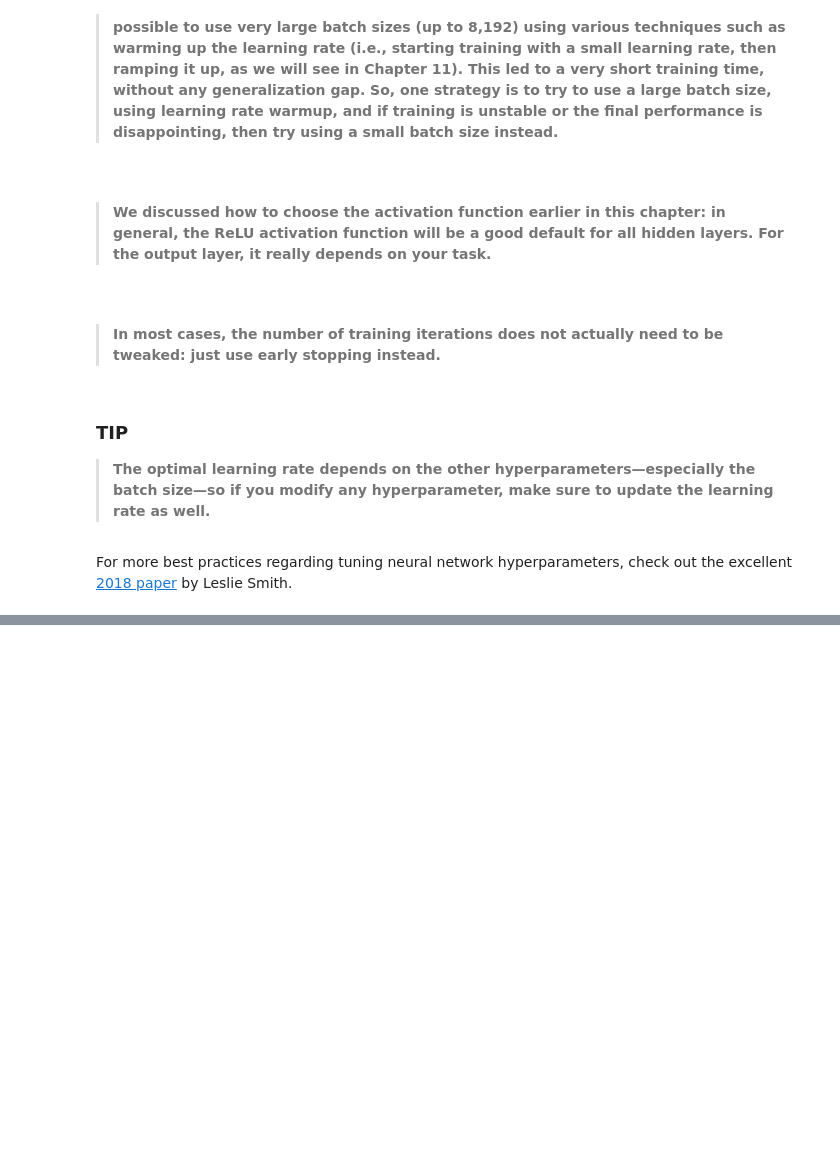
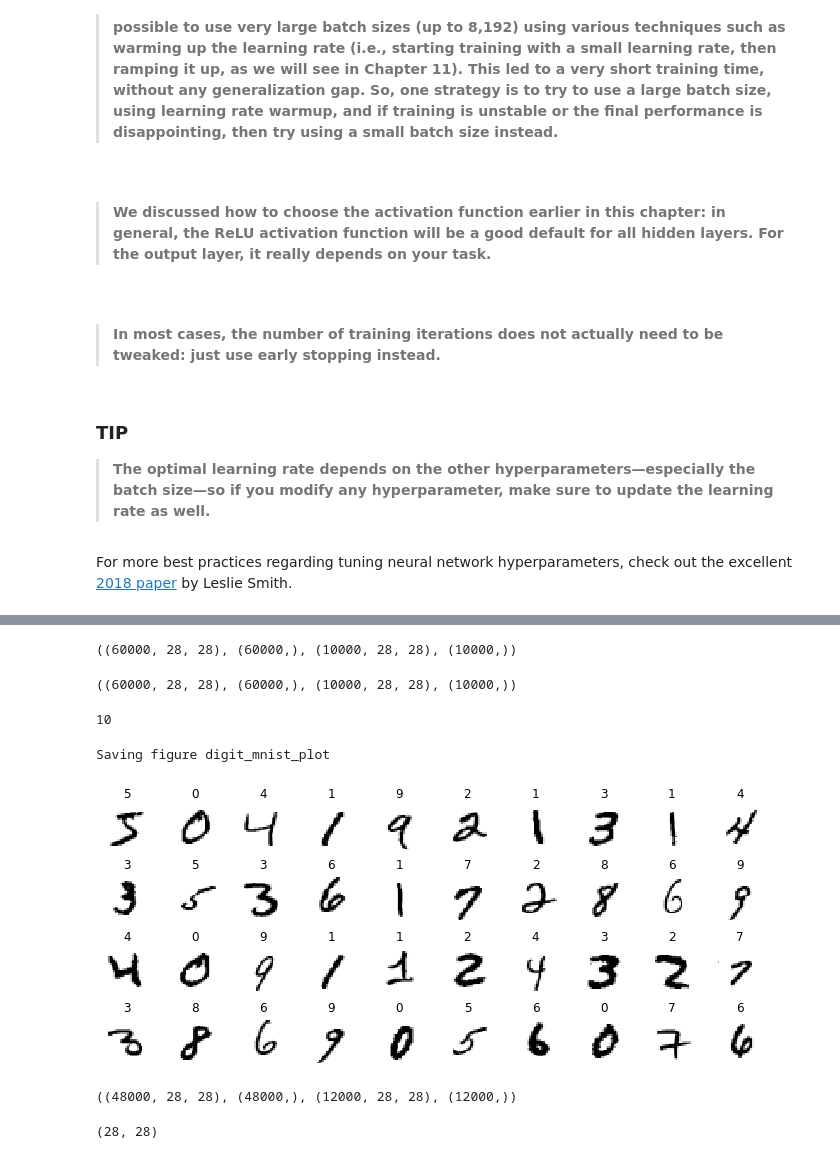
Before and after one commit to SachinGarg10/hands_on_ml_book_projects, a Jupyter notebook: ch10_Intro_to_ANN.ipynb, the cells around one changed output, grey strips where cells are left out. Cells and saved outputs as stored; diff of their text form; code cells hidden in the pictures; blank space fills up the shorter version.

```diff
--- a/ch10_Intro_to_ANN.ipynb
+++ b/ch10_Intro_to_ANN.ipynb
@@ -1853,0 +1907,37 @@ For more best practices regarding tuning neural network hyperparameters, check o
+# %%
+(X_train_full, y_train_full), (X_test, y_test) = tf.keras.datasets.mnist.load_data()
+# %%
+X_train_full.shape, y_train_full.shape, X_test.shape, y_test.shape
+# %% [output]
+((60000, 28, 28), (60000,), (10000, 28, 28), (10000,))
+# %%
+X_train_full = X_train_full / 255.0
+X_test = X_test / 255.0
+# %%
+X_train_full.shape, y_train_full.shape, X_test.shape, y_test.shape
+# %% [output]
+((60000, 28, 28), (60000,), (10000, 28, 28), (10000,))
+# %%
+num_classes = len(np.unique(y_train_full))
+num_classes
+# %% [output]
+10
+# %%
+n_rows = 4
+n_cols = 10
+
+plt.figure(figsize=(n_cols * 1.2, n_rows * 1.2))
+for row in range(n_rows):
+    for col in range(n_cols):
+        index = row * n_cols + col
+        plt.subplot(n_rows, n_cols, index + 1)
+        plt.imshow(X_train_full[index], cmap='binary', interpolation='nearest')
+        plt.axis('off')
+        plt.title(y_train_full[index], fontsize=12)
+
+plt.subplots_adjust(wspace=0.2, hspace=0.5)
+save_fig('digit_mnist_plot', tight_layout=False)
+plt.show()
+# %% [output]
+Saving figure digit_mnist_plot
+[figure, added]
@@ -1853,0 +1948,4 @@ For more best practices regarding tuning neural network hyperparameters, check o
+# %%
+X_train.shape, y_train.shape, X_valid.shape, y_valid.shape
+# %% [output]
+((48000, 28, 28), (48000,), (12000, 28, 28), (12000,))
@@ -1853,0 +1961,4 @@ For more best practices regarding tuning neural network hyperparameters, check o
+# %%
+X_train.shape[1:]
+# %% [output]
+(28, 28)
```
Also changed, not shown: parts of 52 cells of this notebook.
